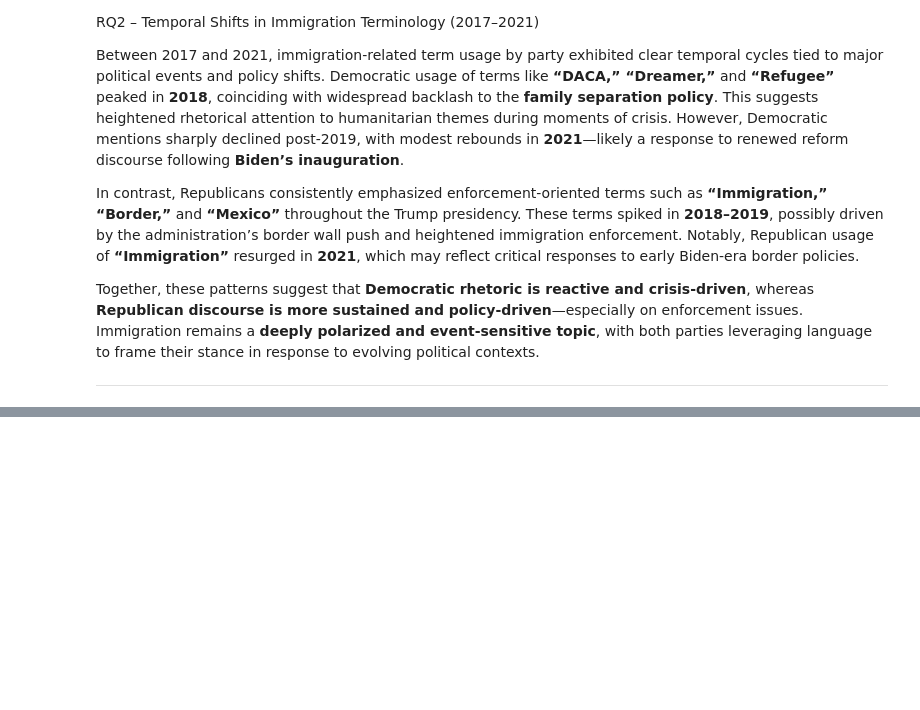
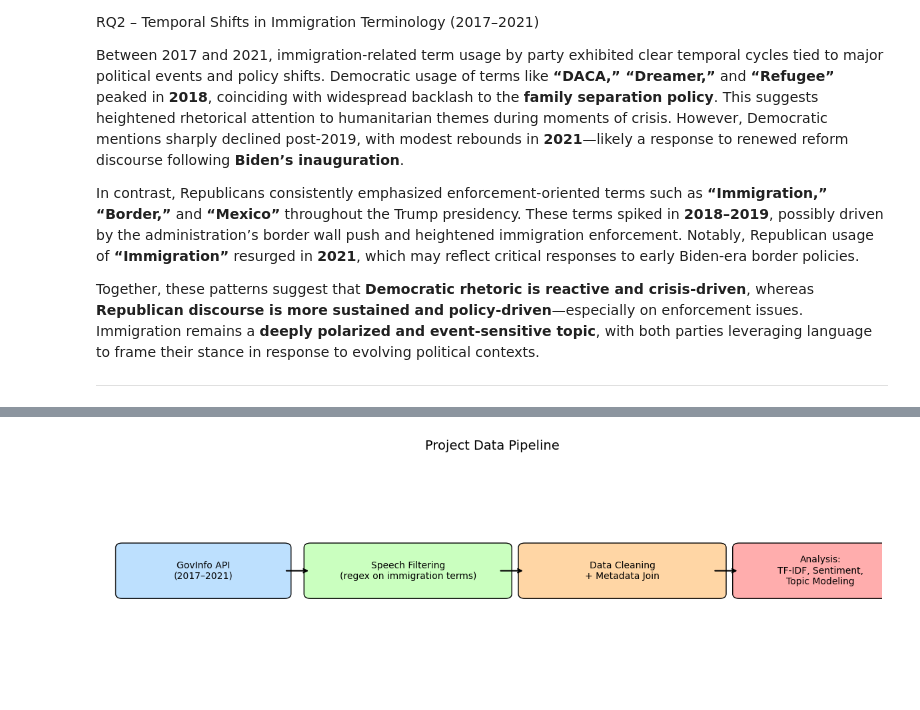
Before and after one commit to kevin14767/LIN350Project, a Jupyter notebook: course_project.ipynb, the cells around one changed output, grey strips where cells are left out. Saved outputs shown, nothing was run; the diff lists cells and outputs as text; code cells hidden in the pictures; blank space fills up the shorter version.

```diff
--- a/course_project.ipynb
+++ b/course_project.ipynb
@@ -1561,0 +1873,31 @@ Together, these patterns suggest that **Democratic rhetoric is reactive and cris
+# %%
+import matplotlib.pyplot as plt
+import matplotlib.patches as patches
+
+# Create figure and axes
+fig, ax = plt.subplots(figsize=(12, 4))
+ax.set_xlim(0, 12)
+ax.set_ylim(0, 5)
+ax.axis('off')
+
+# Draw helper
+def draw_step(x, width, label, color):
+    box = patches.FancyBboxPatch((x, 2), width, 1, boxstyle="round,pad=0.1", edgecolor="black", facecolor=color)
+    ax.add_patch(box)
+    ax.text(x + width / 2, 2.5, label, ha='center', va='center', fontsize=10)
+
+# Draw boxes with updated widths and labels
+draw_step(0.3, 2.5, "GovInfo API\n(2017–2021)", "#bde0fe")
+draw_step(3.2, 3.0, "Speech Filtering\n(regex on immigration terms)", "#caffbf")
+draw_step(6.5, 3.0, "Data Cleaning\n+ Metadata Join", "#ffd6a5")
+draw_step(9.8, 2.5, "Analysis:\nTF-IDF, Sentiment,\nTopic Modeling", "#ffadad")
+
+# Draw arrows
+for x in [2.8, 6.1, 9.4]:
+    ax.annotate('', xy=(x + 0.4, 2.5), xytext=(x, 2.5), arrowprops=dict(arrowstyle="->", lw=1.5))
+
+plt.title("Project Data Pipeline", fontsize=14)
+plt.tight_layout()
+plt.show()
+# %% [output]
+[figure, added]
```
Also changed, not shown: parts of 12 cells of this notebook, 1 other file.
